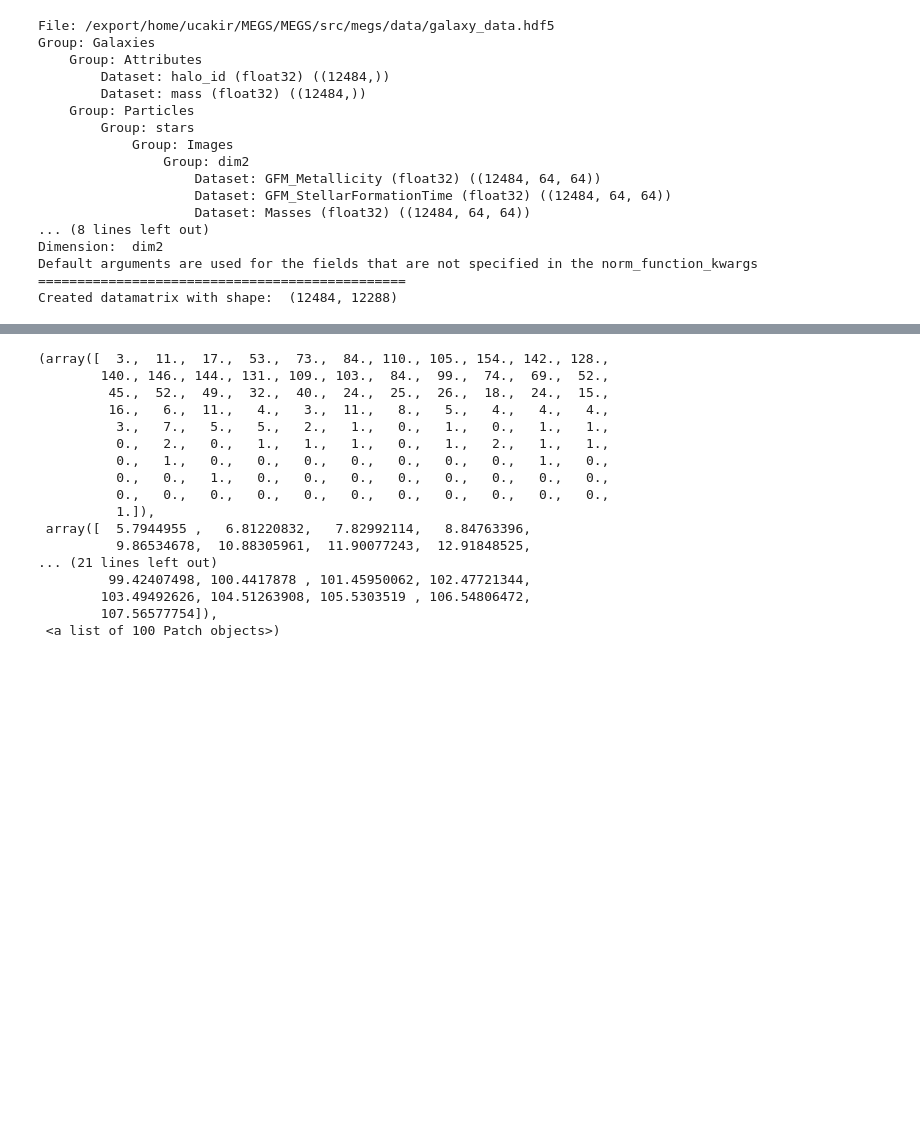
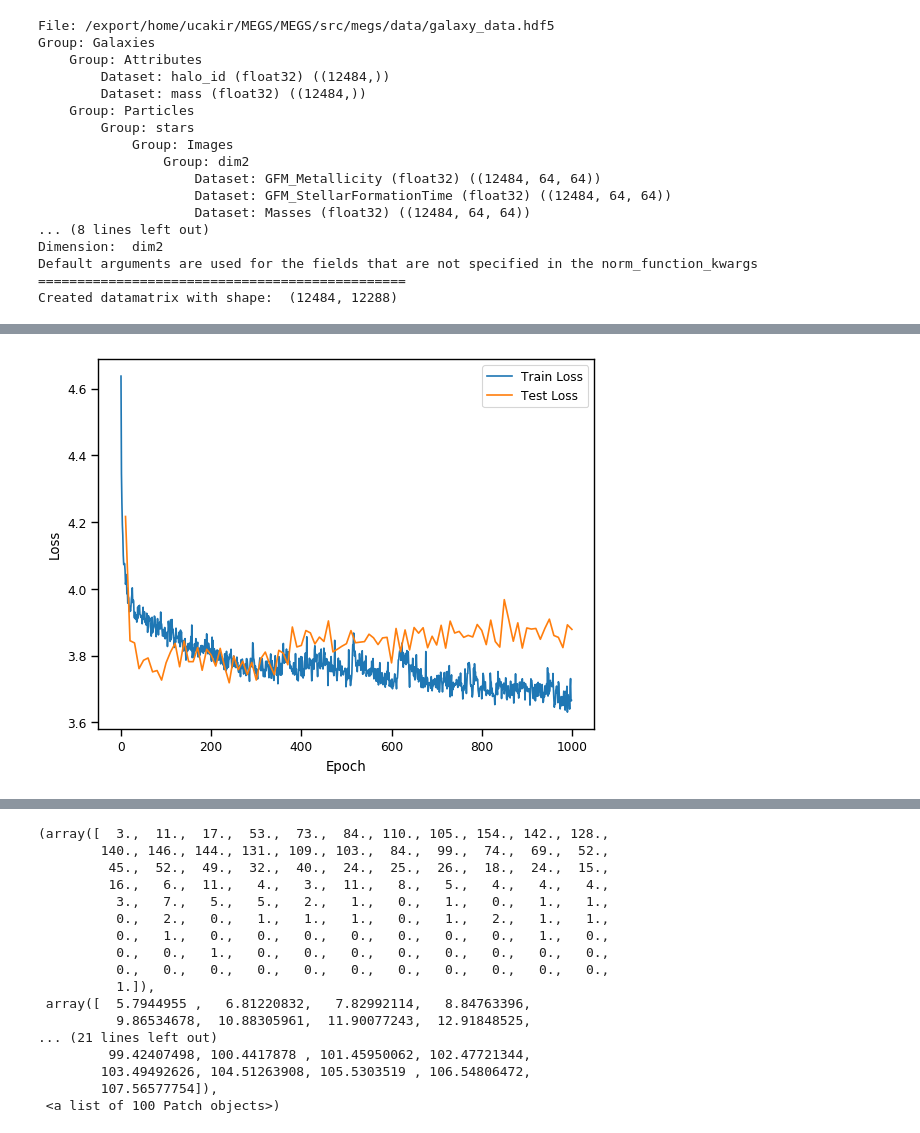
Before and after one commit to ufuk-cakir/MEGS, a Jupyter notebook: exp/new_network.ipynb, the cells around one changed output, grey strips where cells are left out. Drawn from its saved outputs; the diff is of its cells as text; code cells hidden in the pictures; blank space fills up the shorter version.

```diff
--- a/exp/new_network.ipynb
+++ b/exp/new_network.ipynb
@@ -62,35 +55,39 @@ from tqdm import trange
 torch.cuda.is_available()
 device = torch.device("cuda" if torch.cuda.is_available() else "cpu")
 # %%
-
 # Define the neural network architecture
 class Net(nn.Module):
     def __init__(self, layer_size_1):
         super(Net, self).__init__()
         # Define the layers of your neural network
-        self.fc1 = nn.Linear(layer_size_1, 256)
-        self.fc2 = nn.Linear(256, 128)
-        self.fc3 = nn.Linear(128, 60)  # 60 output nodes for PCA scores
+        self.fc1 = nn.Linear(layer_size_1, 512)
+        self.fc2 = nn.Linear(512, 256)
+        self.fc3 = nn.Linear(256, 128)
+        self.fc4 = nn.Linear(128, 60)  # 60 output nodes for PCA scores
+        self.dropout = nn.Dropout(0.5)  # Dropout layer for regularization
 
     def forward(self, x):
         x = torch.flatten(x, start_dim=1)
         x = torch.relu(self.fc1(x))
+        x = self.dropout(x)
         x = torch.relu(self.fc2(x))
-        x = self.fc3(x)
+        x = self.dropout(x)
+        x = torch.relu(self.fc3(x))
+        x = self.dropout(x)
+        x = self.fc4(x)
         return x
 
 
 # Step 3: Split the dataset into training and testing sets
 
 # Step 4: Train the neural network
-img_size = 64 * 64
-device = torch.device("cuda" if torch.cuda.is_available() else "cpu")
+
 
 model = Net(layer_size_1=img_size).to(device)
 criterion = nn.MSELoss().to(device)  # Use mean squared error as the loss function
-optimizer = optim.Adam(model.parameters(), lr=0.001)  # Choose an optimizer
+optimizer = optim.Adam(model.parameters(), lr=0.001, weight_decay=1e-5)  # Add weight decay for regularization
 
-num_epochs = 3000
+num_epochs = 1000
 
 data = mm.datamatrix.reshape(12484, 3, 64, 64)
 data = data[:, 0, :]  # Use only the first map to learn the scores
@@ -103,17 +100,28 @@ train_data, test_data, train_targets, test_targets = train_test_split(data, targ
 train_data = torch.Tensor(train_data).to(device)
 train_targets = torch.Tensor(train_targets).to(device)
 
+test_data = torch.Tensor(test_data).to(device)
+test_targets = torch.Tensor(test_targets).to(device)
+
+# Convert test data and targets into a TensorDataset
+
 # Convert training data and targets into a TensorDataset
 train_dataset = TensorDataset(train_data, train_targets)
-
+test_dataset = TensorDataset(test_data, test_targets)
 # Define the batch size for training
 batch_size = 64
 
+
+
 # Create the train_loader
 train_loader = DataLoader(train_dataset, batch_size=batch_size, shuffle=True)
+test_loader = DataLoader(test_dataset, batch_size=batch_size)
 
 train_loss = []
-# Training time: 45 min
+test_loss = []
+
+log_file = "loss_log.txt"
+
 for epoch in trange(num_epochs):
     running_loss = 0.0
     for inputs, targets in train_loader:  # Iterate over the training set
@@ -127,11 +135,49 @@ for epoch in trange(num_epochs):
         running_loss += loss.item()
     average_loss = running_loss / len(train_loader)
     train_loss.append(average_loss)
-    if epoch%80 ==0:
-        print(f"Epoch {epoch+1}/{num_epochs}, Loss: {average_loss}")
+    if epoch % 80 == 0:
+        with open(log_file, "a") as f:
+            f.write(f"Epoch {epoch+1}/{num_epochs}, Loss: {average_loss}\n")
+
+
+
+    # Periodically compute and print the mean train and test loss
+    if epoch % 10 == 0:
+        test_loss_this_epoch = []
+
+        # Set the model to evaluation mode
+        model.eval()
+
+        # Disable gradient calculation
+        with torch.no_grad():
+            for inputs, targets in test_loader:
+                inputs = inputs.to(device)
+                targets = targets.to(device)
+                outputs = model(inputs)
+                loss = criterion(outputs, targets)
+                test_loss_this_epoch.append(loss.item())
+
+        model.train()  # Set the model back to training mode
+
+        test_loss_mean = torch.mean(torch.Tensor(test_loss_this_epoch)).item()
+        test_loss.append(test_loss_mean)
+
+        with open(log_file, "a") as f:
+            f.write(f"Mean Test Loss: {test_loss[-1]:.2e}\n")
 
 # Step 5: Evaluate the trained model
 # Compute predicted PCA components for the testing set
 # Compare predicted components with ground truth and calculate evaluation metrics
-plt.plot(np.arange(len(train_loss)), train_loss)
+
+import matplotlib.pyplot as plt
+
+plt.plot(range(len(train_loss)), train_loss, label='Train Loss')
+plt.plot(range(10, num_epochs + 1, 10), test_loss, label='Test Loss')
+plt.xlabel('Epoch')
+plt.ylabel('Loss')
+plt.legend()
+plt.show()
+
+# Step 5: Evaluate the trained model
+# Compute predicted PCA components for the testing set
 # %% [output]
@@ -150,0 +184 @@ Epoch 111/1000, Loss: 2.268685595245118
+[figure, added]
```
Also changed, not shown: parts of 17 cells of this notebook, 9 other files.
